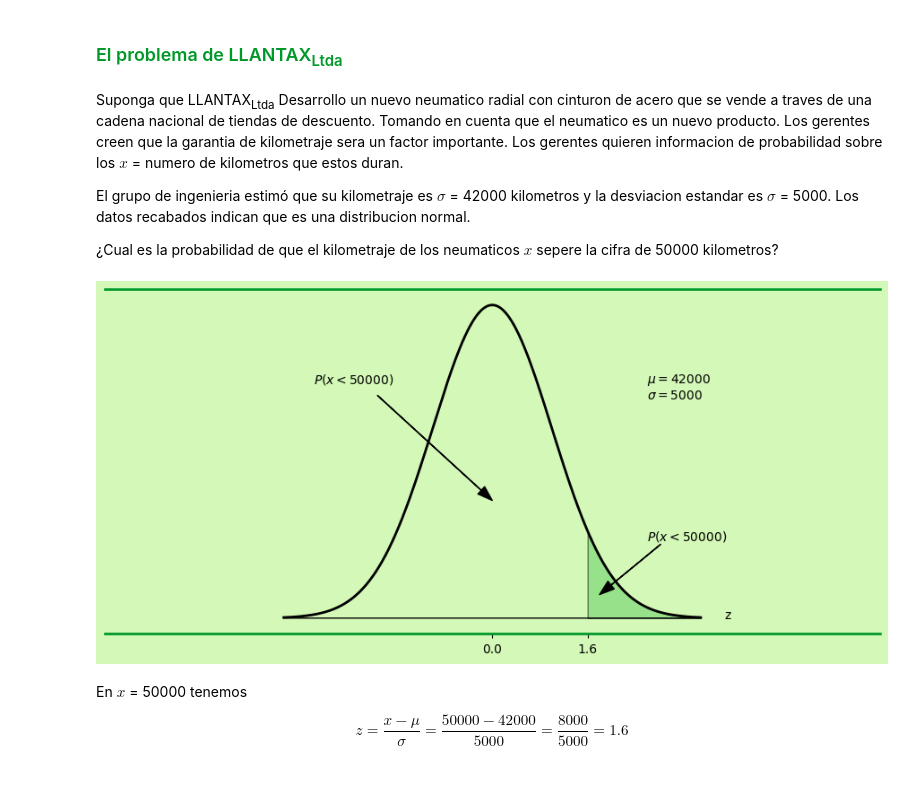
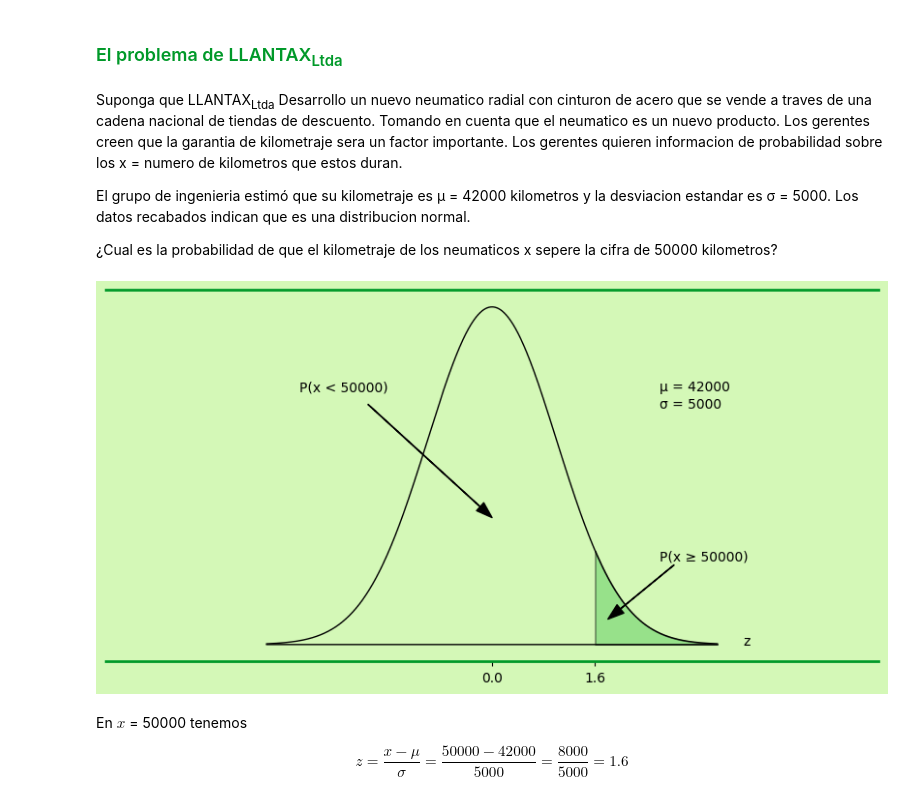
Before and after one commit to blastoise2207/Proyecto, a Jupyter notebook: docs/capitulo6.ipynb, the cells around one changed output. Saved outputs shown, nothing was run; the diff lists cells and outputs as text; code cells hidden in the pictures.

```diff
--- a/docs/capitulo6.ipynb
+++ b/docs/capitulo6.ipynb
@@ -1023,11 +1033,11 @@ Se estudia la distribución normal estándar de manera detallada porque se utili
 # %% [markdown]
 ### <span style="color:#009929">El problema de LLANTAX<sub>Ltda</sub></span>
 # %% [markdown]
-Suponga que LLANTAX<sub>Ltda</sub> Desarrollo un nuevo neumatico radial con cinturon de acero que se vende a traves de una cadena nacional de tiendas de descuento. Tomando en cuenta que el neumatico es un nuevo producto. Los gerentes creen que la garantia de kilometraje sera un factor importante. Los gerentes quieren informacion de probabilidad sobre los $x$ = numero de kilometros que estos duran.
+Suponga que LLANTAX<sub>Ltda</sub> Desarrollo un nuevo neumatico radial con cinturon de acero que se vende a traves de una cadena nacional de tiendas de descuento. Tomando en cuenta que el neumatico es un nuevo producto. Los gerentes creen que la garantia de kilometraje sera un factor importante. Los gerentes quieren informacion de probabilidad sobre los x = numero de kilometros que estos duran.
 
-El grupo de ingenieria estimó que su kilometraje es $\sigma$ = 42000 kilometros y la desviacion estandar es $\sigma$ = 5000. Los datos recabados indican que es una distribucion normal.
+El grupo de ingenieria estimó que su kilometraje es μ = 42000 kilometros y la desviacion estandar es σ = 5000. Los datos recabados indican que es una distribucion normal.
 
-¿Cual es la probabilidad de que el kilometraje de los neumaticos $x$ sepere la cifra de 50000 kilometros?
+¿Cual es la probabilidad de que el kilometraje de los neumaticos x sepere la cifra de 50000 kilometros?
 # %%
 import numpy as np
 import matplotlib.pyplot as plt
@@ -1038,25 +1048,20 @@ x = np.arange(-3.5, 3.5, 0.001)
 #pintar el fondo externo del grafico
 plt.figure(facecolor='#D4F8B7')
 
-
-#tamaño del grafico
-#plt.figure(figsize=(6,4))
-
-
 #area de sombreado rango
 x_filtered = x[(x >= 1.6) & (x <= 3.50)]
 
 #pintar la linea curva del grafico
-plt.plot(x, norm.pdf(x, 0, 1), linewidth = 2, color = '#000')
+plt.plot(x, norm.pdf(x, 0, 1), linewidth = 1, color = '#000')
 
 #pintar el area sombreada del grafico y graficar
 plt.fill_between(x_filtered, norm.pdf(x_filtered, 0, 1), color='#5CCB5F', alpha=0.5, edgecolor='black')
 
 #añadir texto al grafico
-plt.text(2.6, 0.10, ("$P(x < 50000)$"))
-plt.text(2.6, 0.30, ("$\mu = 42000$"))
-plt.text(2.6, 0.28, ("$\sigma = 5000$"))
-plt.text(-3, 0.30, ("$P(x < 50000)$"))
+plt.text(2.6, 0.10, ("P(x \u2265 50000)"))
+plt.text(2.6, 0.30, ("μ = 42000"))
+plt.text(2.6, 0.28, ("σ = 5000"))
+plt.text(-3, 0.30, ("P(x < 50000)"))
 plt.text(3.9, 0, ("z"))
 
 #bordes del grafico
@@ -1064,38 +1069,38 @@ ax = plt.gca()
 ax.spines['top'].set_color('#009929')
 ax.spines['top'].set_linewidth(2)
 #ancho del borde superior
-ax.spines['top'].set_bounds(-6.5, 6.5)
+ax.spines['top'].set_bounds(-6, 6)
 ax.spines['bottom'].set_color('#009929')
 ax.spines['bottom'].set_linewidth(2)
 #ancho del borde inferior
-ax.spines['bottom'].set_bounds(-6.5, 6.5)
+ax.spines['bottom'].set_bounds(-6, 6)
 ax.spines['right'].set_visible(False)
 ax.spines['left'].set_visible(False)
 
 #pintar el fondo interno del grafico
 ax.set_facecolor('#D4F8B7')
 
 #linea inferior del grafico
 plt.plot(x, [0]*len(x), color='black', linewidth=1)
 
 #centrar el grafico
 plt.subplots_adjust(left=0.1, right=0.9, top=0.9, bottom=0.1)
 
 #plt.arrow(0.1, 0.1, 0.2, 0.2, width=0.05, color='black')
 
 #flecha
 plt.annotate(" ", xytext = (2.9, 0.1), xy = (1.8, 0.03), arrowprops = dict(facecolor = 'black', width = 0.2, headwidth = 8),
              horizontalalignment = 'center')
 
 plt.annotate(" ", xytext = (-2, 0.29), xy = (0, 0.15), arrowprops = dict(facecolor = 'black', width = 0.2, headwidth = 8),
              horizontalalignment = 'center')
 
 #mostrar ejes x, y
 plt.xticks([0, 1.6])
 plt.yticks([])
 plt.show()
 # %% [output]
-[figure, old version]
+[figure, new version]
 # %% [markdown]
 En $x$ = 50000 tenemos
 
```
Also changed, not shown: parts of 31 cells of this notebook.
